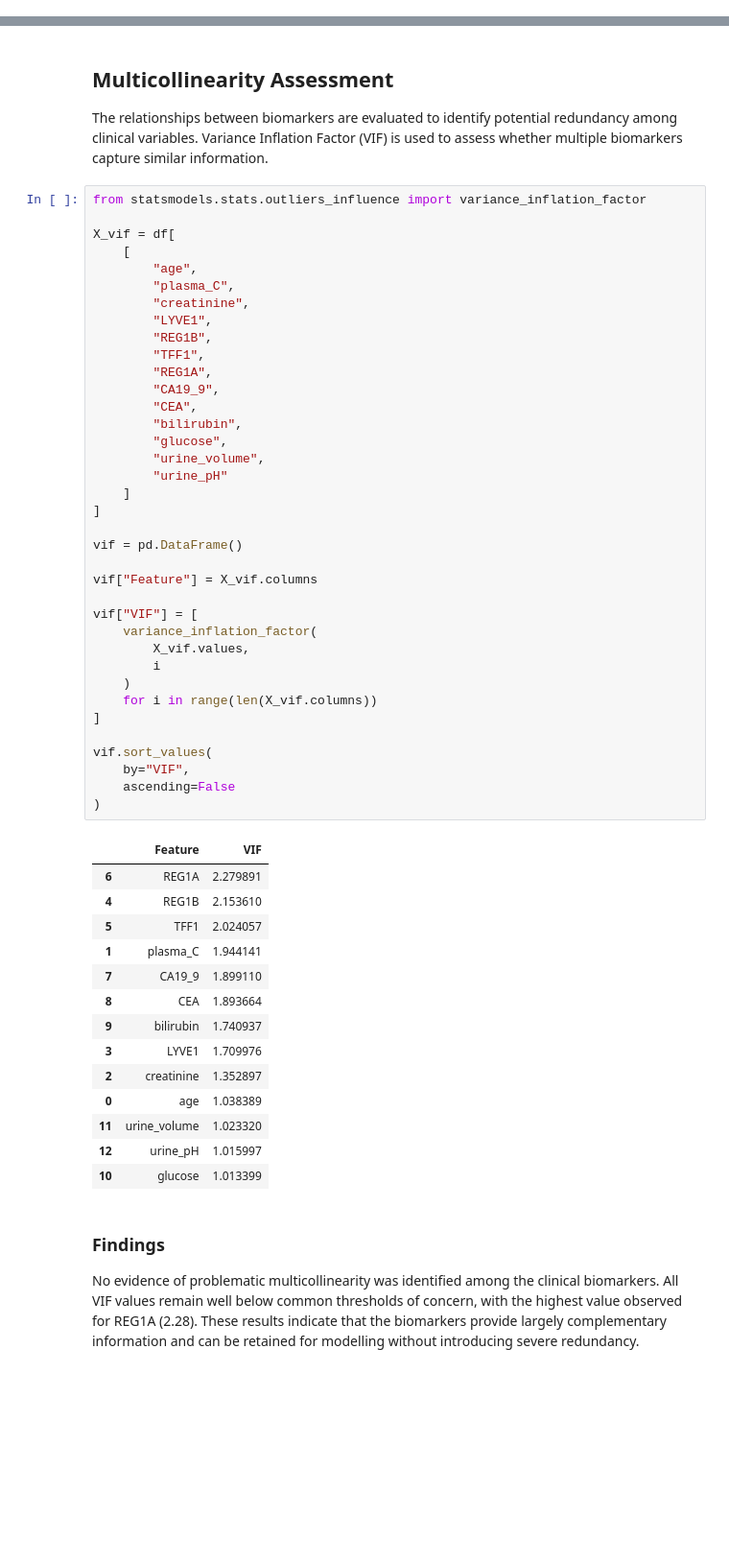
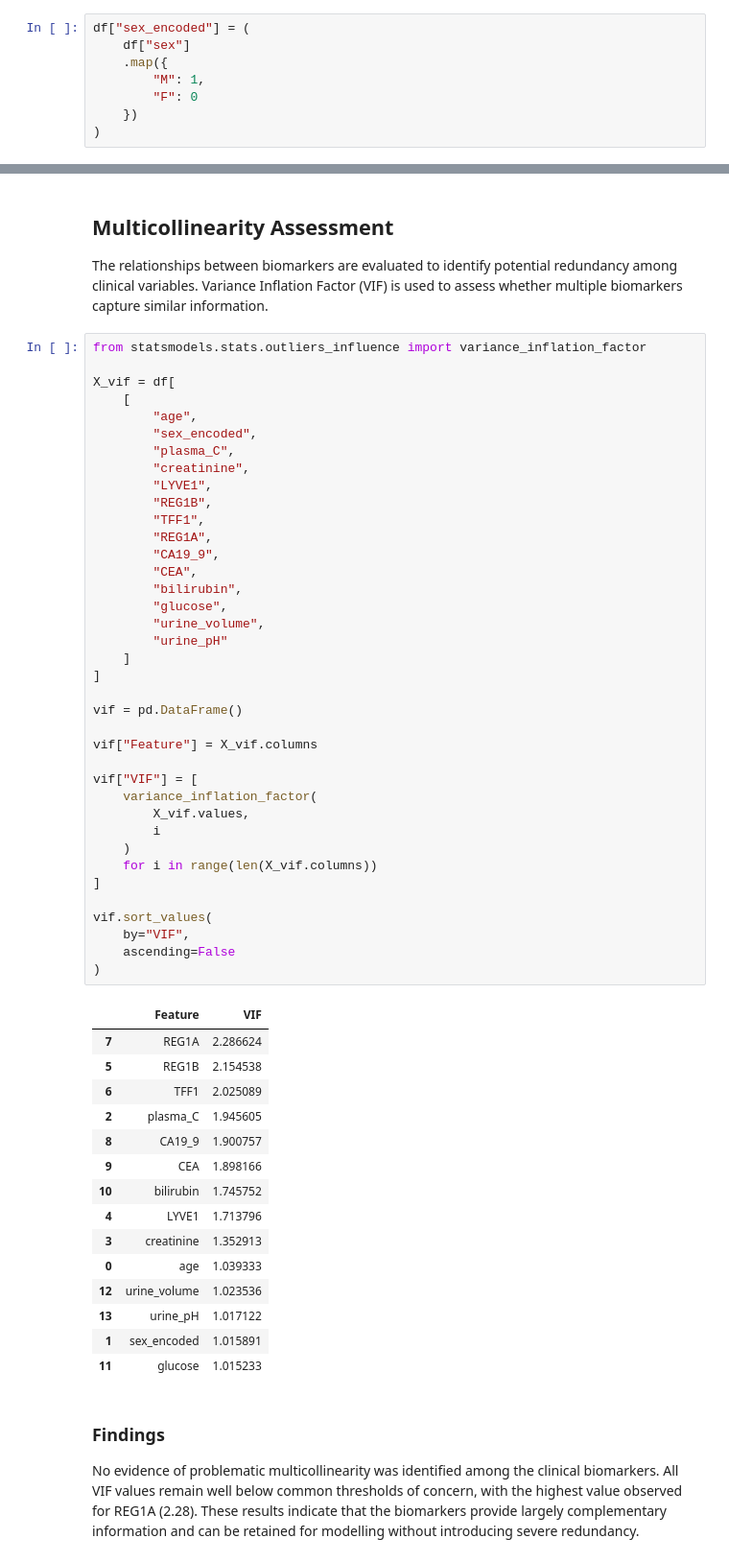
Before and after one commit to laurallorent9-del/pancreatic-cancer-prediction, a Jupyter notebook: notebooks/02_feature_engineering.ipynb, the cells around one changed output, grey strips where cells are left out. Shown at 96% size. Drawn from its saved outputs; the diff is of its cells as text; blank space fills up the shorter version.

```diff
--- a/notebooks/02_feature_engineering.ipynb
+++ b/notebooks/02_feature_engineering.ipynb
@@ -49,0 +63,8 @@ df[
+# %%
+df["sex_encoded"] = (
+    df["sex"]
+    .map({
+        "M": 1,
+        "F": 0
+    })
+)
@@ -224,52 +265,54 @@ from statsmodels.stats.outliers_influence import variance_inflation_factor
 X_vif = df[
     [
         "age",
+        "sex_encoded",
         "plasma_C",
         "creatinine",
         "LYVE1",
         "REG1B",
         "TFF1",
         "REG1A",
         "CA19_9",
         "CEA",
         "bilirubin",
         "glucose",
         "urine_volume",
         "urine_pH"
     ]
 ]
 
 vif = pd.DataFrame()
 
 vif["Feature"] = X_vif.columns
 
 vif["VIF"] = [
     variance_inflation_factor(
         X_vif.values,
         i
     )
     for i in range(len(X_vif.columns))
 ]
 
 vif.sort_values(
     by="VIF",
     ascending=False
 )
 # %% [output]
 |  | Feature | VIF |
-| 6 | REG1A | 2.279891 |
-| 4 | REG1B | 2.153610 |
-| 5 | TFF1 | 2.024057 |
-| 1 | plasma_C | 1.944141 |
-| 7 | CA19_9 | 1.899110 |
-| 8 | CEA | 1.893664 |
-| 9 | bilirubin | 1.740937 |
-| 3 | LYVE1 | 1.709976 |
-| 2 | creatinine | 1.352897 |
-| 0 | age | 1.038389 |
-| 11 | urine_volume | 1.023320 |
-| 12 | urine_pH | 1.015997 |
-| 10 | glucose | 1.013399 |
+| 7 | REG1A | 2.286624 |
+| 5 | REG1B | 2.154538 |
+| 6 | TFF1 | 2.025089 |
+| 2 | plasma_C | 1.945605 |
+| 8 | CA19_9 | 1.900757 |
+| 9 | CEA | 1.898166 |
+| 10 | bilirubin | 1.745752 |
+| 4 | LYVE1 | 1.713796 |
+| 3 | creatinine | 1.352913 |
+| 0 | age | 1.039333 |
+| 12 | urine_volume | 1.023536 |
+| 13 | urine_pH | 1.017122 |
+| 1 | sex_encoded | 1.015891 |
+| 11 | glucose | 1.015233 |
 # %% [markdown]
 ### Findings
 
```
Also changed, not shown: parts of 9 cells of this notebook, 7 other files.
